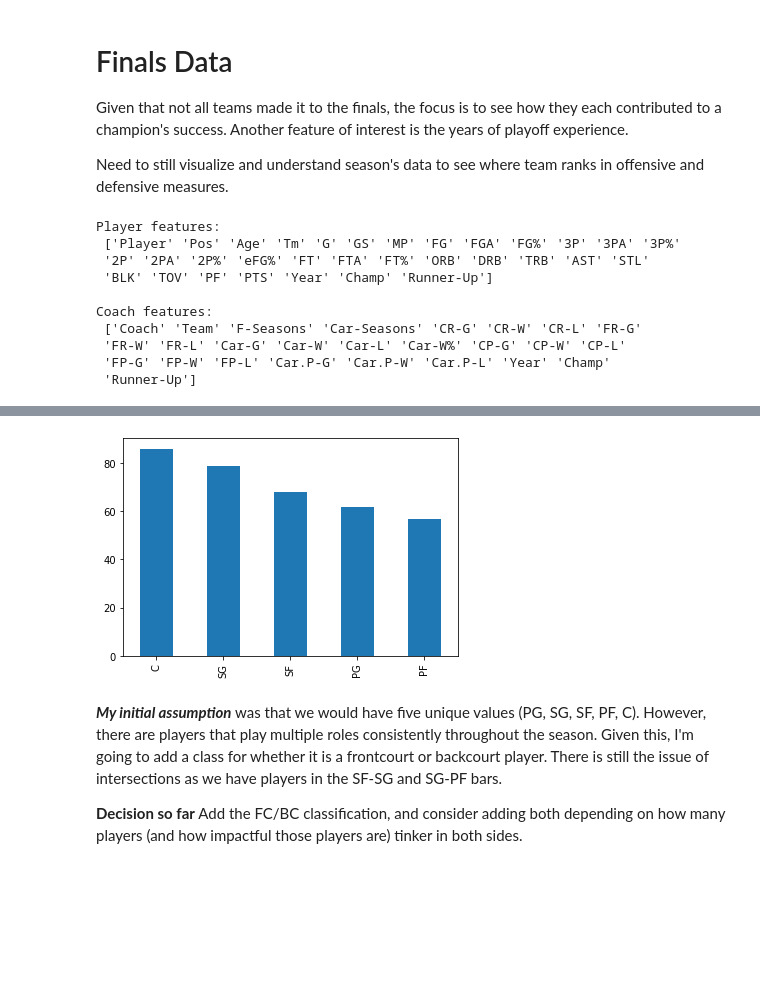
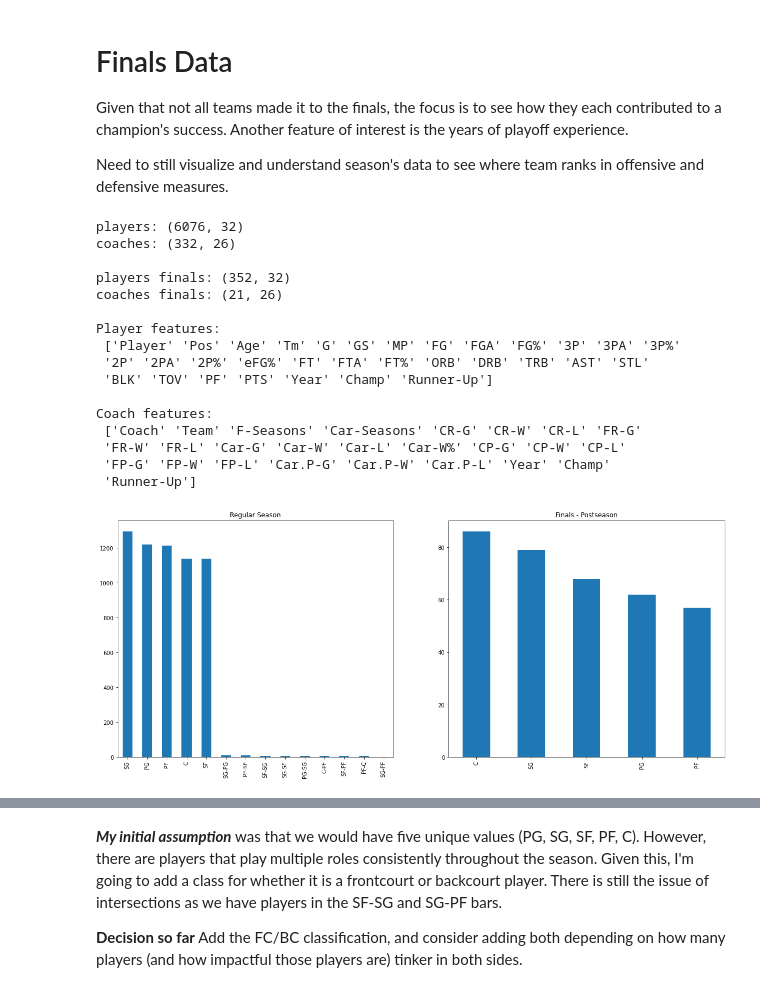
Before and after one commit to siawayforward/offense_wins_championships, a Jupyter notebook: EDA_finals.ipynb, the cells around one changed output, grey strips where cells are left out. Cells and saved outputs as stored; diff of their text form; code cells hidden in the pictures; blank space fills up the shorter version.

Commit message:
updated EDA file to include full data files

```diff
--- a/EDA_finals.ipynb
+++ b/EDA_finals.ipynb
@@ -15,13 +15,27 @@ import scipy.stats
 %matplotlib inline
 # %%
 #get finals data for players and coaches
-player_finals = pd.read_csv('players_finals.csv', index_col='Unnamed: 0').reset_index(drop=True)
-coach_finals = pd.read_csv('coaches_finals.csv', index_col='Unnamed: 0').reset_index(drop=True)
+players = pd.read_csv('players_trim.csv', index_col='Unnamed: 0').reset_index(drop=True)
+coaches = pd.read_csv('coaches.csv', index_col='Unnamed: 0').reset_index(drop=True)
+print('players:', players.shape)
+print('coaches:', coaches.shape)
+
+#separate finals data for later
+player_finals = players[(players['Champ']==1) | (players['Runner-Up']==1)]
+coach_finals = coaches[(coaches['Champ']==1) | (coaches['Runner-Up']==1)]
+print('\nplayers finals:', player_finals.shape)
+print('coaches finals:', coach_finals.shape)
 
 #features for each table
-print('Player features:\n', player_finals.columns.values)
+print('\nPlayer features:\n', player_finals.columns.values)
 print('\nCoach features:\n', coach_finals.columns.values)
 # %% [output]
+players: (6076, 32)
+coaches: (332, 26)
+
+players finals: (352, 32)
+coaches finals: (21, 26)
+
 Player features:
  ['Player' 'Pos' 'Age' 'Tm' 'G' 'GS' 'MP' 'FG' 'FGA' 'FG%' '3P' '3PA' '3P%'
  '2P' '2PA' '2P%' 'eFG%' 'FT' 'FTA' 'FT%' 'ORB' 'DRB' 'TRB' 'AST' 'STL'
@@ -39,6 +53,16 @@ player_cat_features = ['Player', 'Pos', 'Tm', 'Year', 'Champ', 'Runner-Up']
 
 coach_num_features = ['F-Seasons', 'Car-Seasons', 'CR-G', 'CR-W', 'CR-L', 'FR-G', 'FR-W', 'FR-L', 'Car-G', 'Car-W', 'Car-L', 'Car-W%', 'CP-G', 'CP-W', 'CP-L', 'FP-G', 'FP-W', 'FP-L', 'Car.P-G', 'Car.P-W', 'Car.P-L']
 coach_cat_features = ['Coach', 'Team', 'Year', 'Champ', 'Runner-Up']
+# %%
+#position distribution
+fig, (ax1, ax2) = plt.subplots(ncols=2, figsize=(20,8))
+pd.value_counts(players['Pos']).plot.bar(ax=ax1)
+pd.value_counts(player_finals['Pos']).plot.bar(ax=ax2)
+ax1.set_title('Regular Season')
+ax2.set_title('Finals - Postseason')
+plt.show()
+# %% [output]
+[figure, added]
 # %%
 player_finals[player_num_features].describe()
 # %% [output]
@@ -52,12 +76,6 @@ player_finals[player_num_features].describe()
 | 75% | 32.000000 | 73.000000 | 50.250000 | 26.950000 | 3.800000 | 8.200000 | 0.514250 | 1.100000 | 3.100000 | 0.400500 | ... | ... |
 | max | 39.000000 | 82.000000 | 82.000000 | 42.000000 | 10.500000 | 21.500000 | 0.800000 | 5.100000 | 11.700000 | 1.000000 | ... | ... |
 8 rows × 26 columns
-# %%
-#position distribution
-pd.value_counts(player_finals['Pos']).plot.bar()
-plt.show()
-# %% [output]
-[figure, removed]
 # %% [markdown]
 ***My initial assumption*** was that we would have five unique values (PG, SG, SF, PF, C). However, there are players that play multiple roles consistently throughout the season. Given this, I'm going to add a class for whether it is a frontcourt or backcourt player. There is still the issue of intersections as we have players in the SF-SG and SG-PF bars.
 
```
Also changed, not shown: 1 other file.
